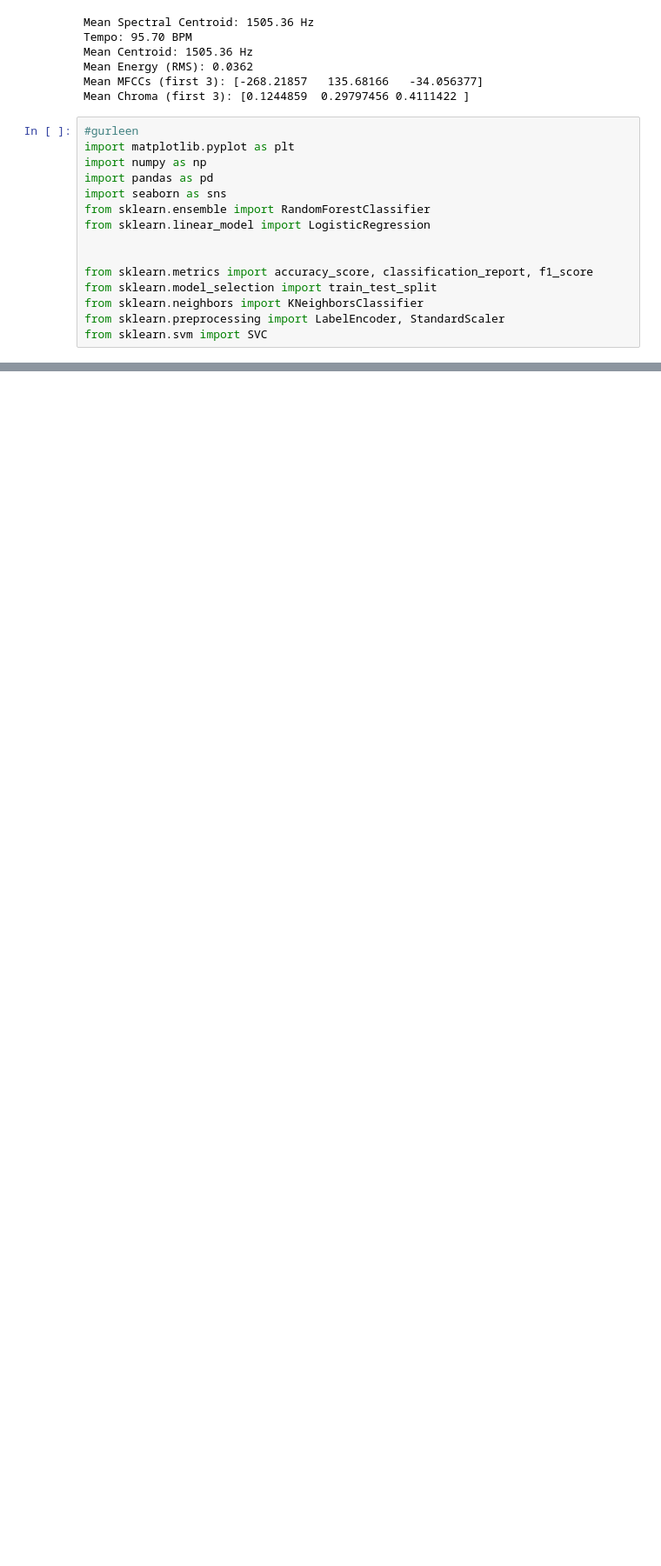
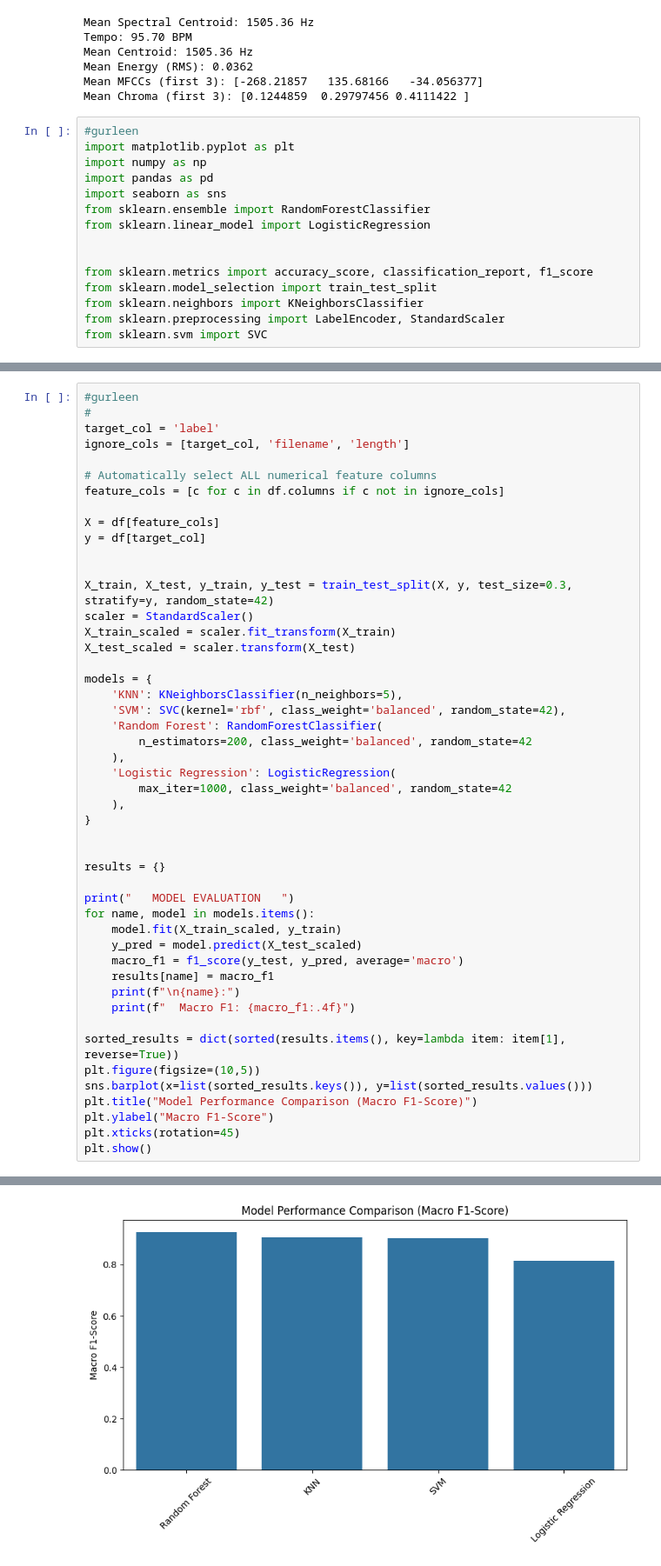
Before and after one commit to SNIGDHA-ms24043/IDC-PROJECT--Music-Genre-Classification, a Jupyter notebook: Music_Genre_IDC_Project.ipynb, the cells around one changed output, grey strips where cells are left out. Shown at 87% size. Saved outputs shown, nothing was run; the diff lists cells and outputs as text; blank space fills up the shorter version.

```diff
--- a/Music_Genre_IDC_Project.ipynb
+++ b/Music_Genre_IDC_Project.ipynb
@@ -500,0 +409,49 @@ plt.show()'''
+# %%
+#gurleen
+#
+target_col = 'label'
+ignore_cols = [target_col, 'filename', 'length']
+
+# Automatically select ALL numerical feature columns
+feature_cols = [c for c in df.columns if c not in ignore_cols]
+
+X = df[feature_cols]
+y = df[target_col]
+
+
+X_train, X_test, y_train, y_test = train_test_split(X, y, test_size=0.3, stratify=y, random_state=42)
+scaler = StandardScaler()
+X_train_scaled = scaler.fit_transform(X_train)
+X_test_scaled = scaler.transform(X_test)
+
+models = {
+    'KNN': KNeighborsClassifier(n_neighbors=5),
+    'SVM': SVC(kernel='rbf', class_weight='balanced', random_state=42),
+    'Random Forest': RandomForestClassifier(
+        n_estimators=200, class_weight='balanced', random_state=42
+    ),
+    'Logistic Regression': LogisticRegression(
+        max_iter=1000, class_weight='balanced', random_state=42
+    ),
+}
+
+
+results = {}
+
+print("   MODEL EVALUATION   ")
+for name, model in models.items():
+    model.fit(X_train_scaled, y_train)
+    y_pred = model.predict(X_test_scaled)
+    macro_f1 = f1_score(y_test, y_pred, average='macro')
+    results[name] = macro_f1
+    print(f"\n{name}:")
+    print(f"  Macro F1: {macro_f1:.4f}")
+
+sorted_results = dict(sorted(results.items(), key=lambda item: item[1], reverse=True))
+plt.figure(figsize=(10,5))
+sns.barplot(x=list(sorted_results.keys()), y=list(sorted_results.values()))
+plt.title("Model Performance Comparison (Macro F1-Score)")
+plt.ylabel("Macro F1-Score")
+plt.xticks(rotation=45)
+plt.show()
+# %% [output]
@@ -500,0 +471 @@ plt.show()'''
+[figure, added]
```
Also changed, not shown: parts of 4 cells of this notebook.
